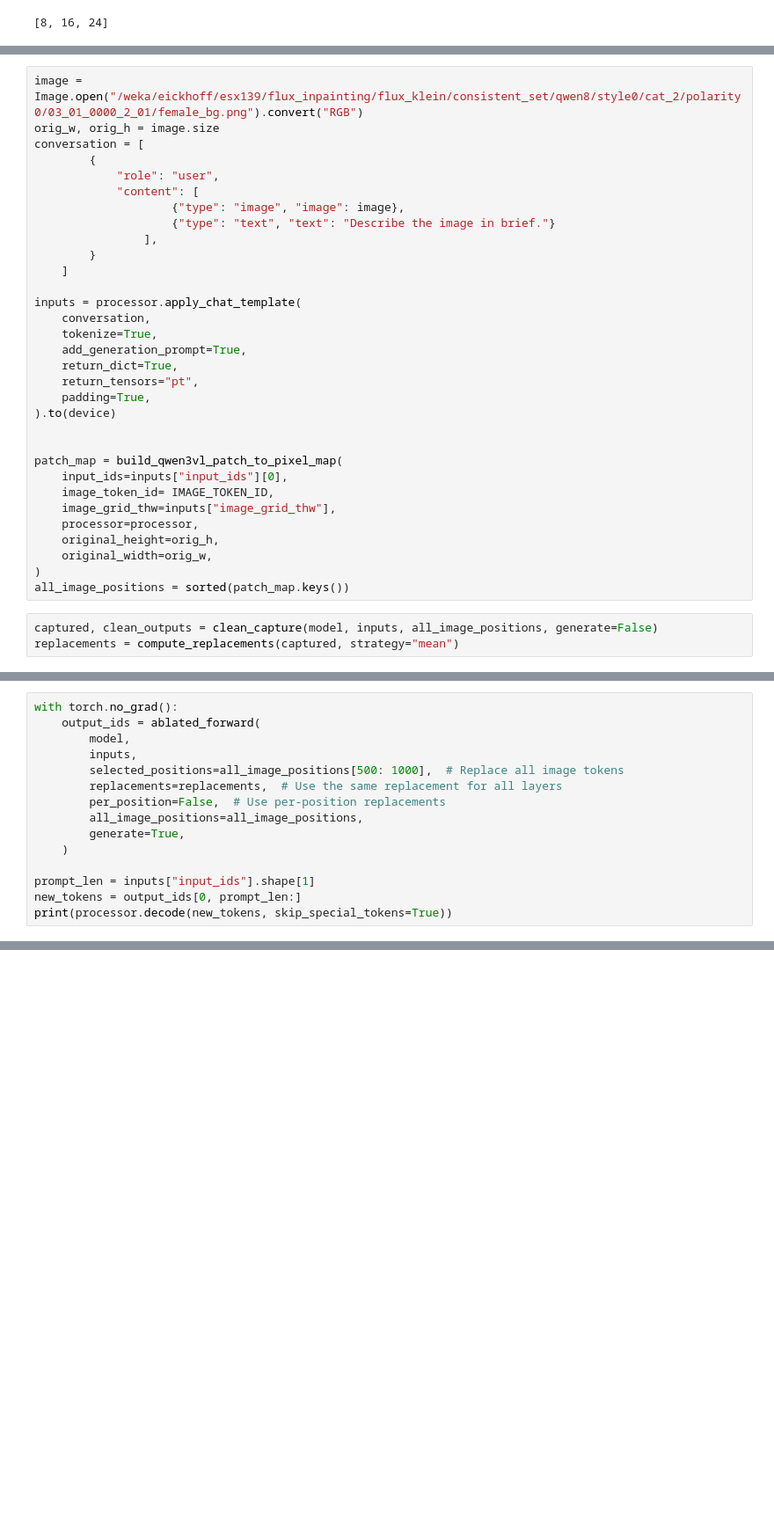
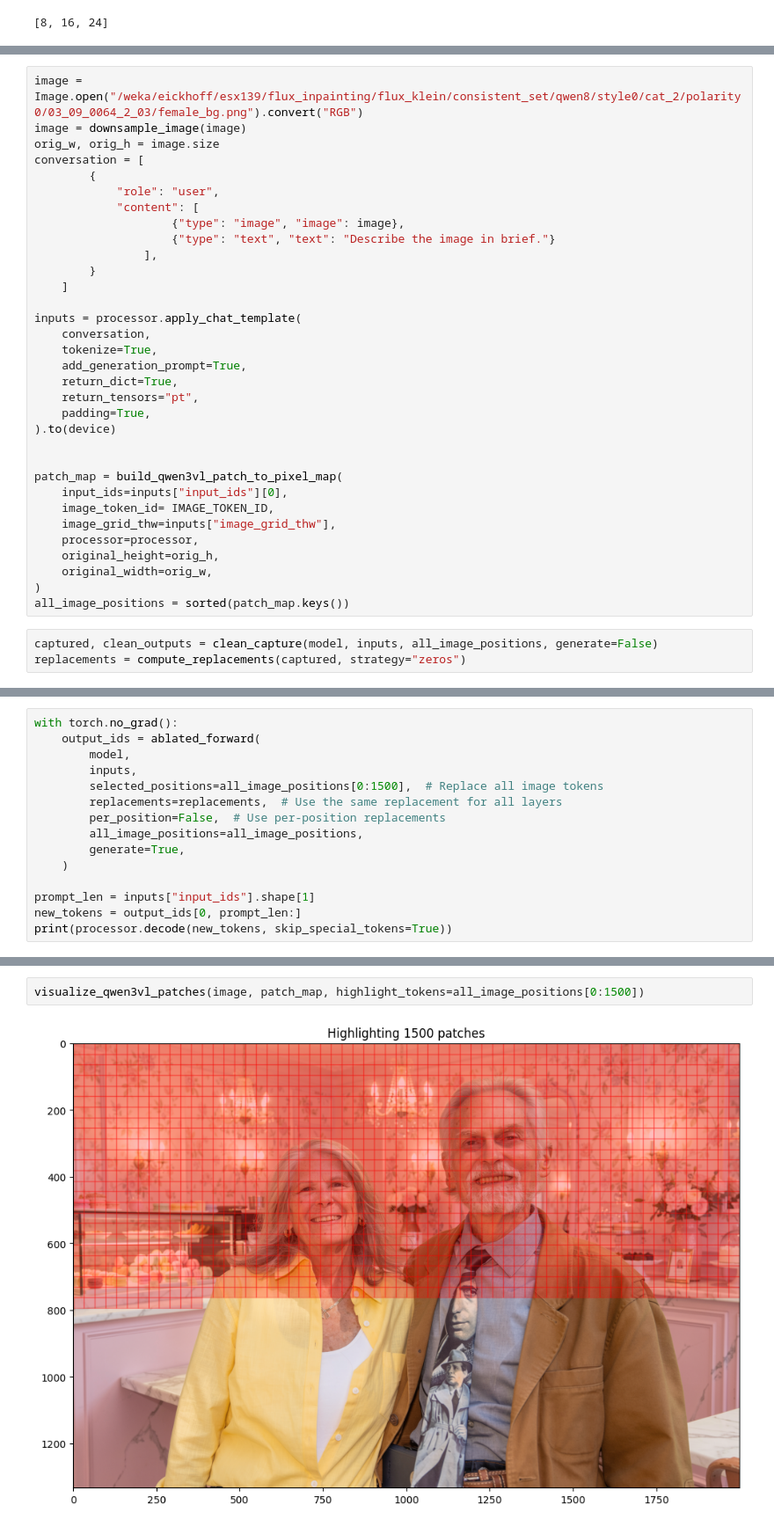
Before and after one commit to gaurav-niranjan/patch_analysis, a Jupyter notebook: example_hooks.ipynb, the cells around one changed output, grey strips where cells are left out. Shown at 88% size. Cells and saved outputs as stored; diff of their text form; blank space fills up the shorter version.

```diff
--- a/example_hooks.ipynb
+++ b/example_hooks.ipynb
@@ -478,7 +479,8 @@ Layer 3:
   Other tokens diff from clean:    114.0000 (should be 0)
   Selected tokens match replacement: True (should be True)
 # %%
-image = Image.open("/weka/eickhoff/esx139/flux_inpainting/flux_klein/consistent_set/qwen8/style0/cat_2/polarity0/03_01_0000_2_01/female_bg.png").convert("RGB")
+image = Image.open("/weka/eickhoff/esx139/flux_inpainting/flux_klein/consistent_set/qwen8/style0/cat_2/polarity0/03_09_0064_2_03/female_bg.png").convert("RGB")
+image = downsample_image(image)
 orig_w, orig_h = image.size
 conversation = [
         {
@@ -511,4 +513,4 @@ patch_map = build_qwen3vl_patch_to_pixel_map(
 all_image_positions = sorted(patch_map.keys())
 # %%
 captured, clean_outputs = clean_capture(model, inputs, all_image_positions, generate=False)
-replacements = compute_replacements(captured, strategy="mean")
+replacements = compute_replacements(captured, strategy="zeros")
@@ -521,7 +527,7 @@ with torch.no_grad():
     output_ids = ablated_forward(
         model,
         inputs,
-        selected_positions=all_image_positions[500: 1000],  # Replace all image tokens
+        selected_positions=all_image_positions[0:1500],  # Replace all image tokens
         replacements=replacements,  # Use the same replacement for all layers
         per_position=False,  # Use per-position replacements
         all_image_positions=all_image_positions,
@@ -540,0 +542,4 @@ The image features two characters in a lavishly decorated, pink-themed Parisian
+# %%
+visualize_qwen3vl_patches(image, patch_map, highlight_tokens=all_image_positions[0:1500])
+# %% [output]
+[figure, added]
```
Also changed, not shown: parts of 17 cells of this notebook, 15 other files.
